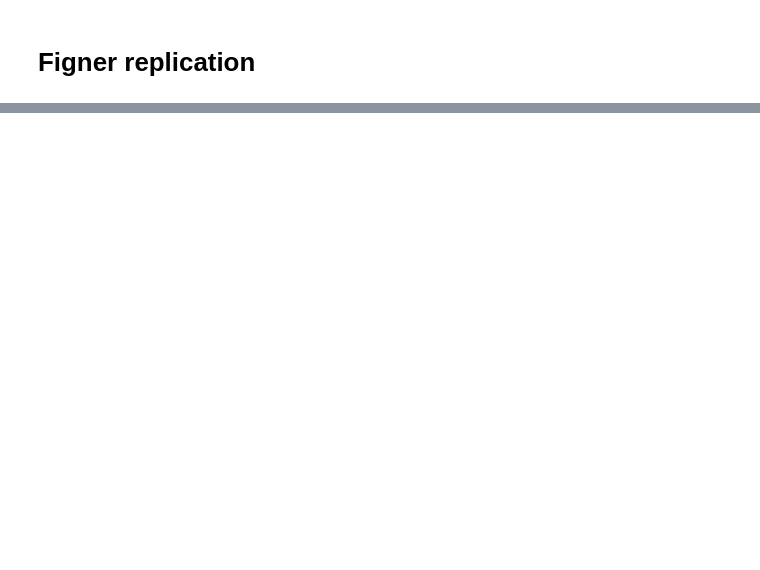
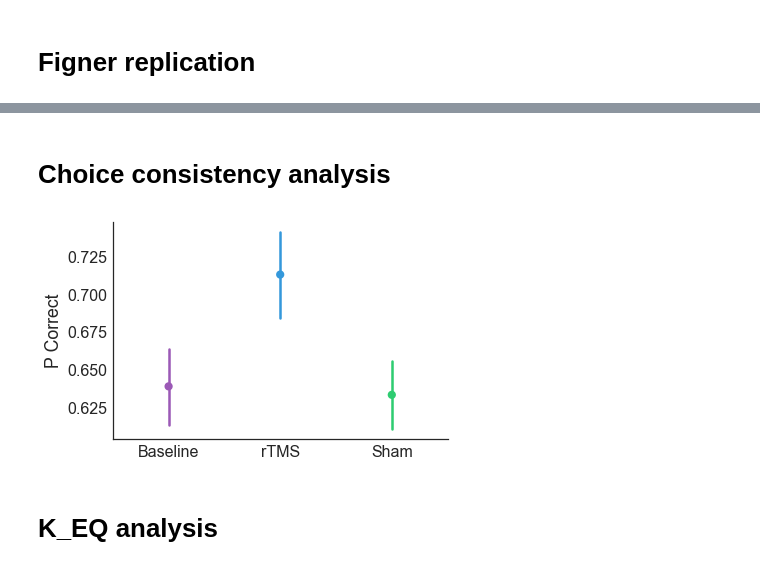
Before and after one commit to iancballard/tms_discounting, a Jupyter notebook: analyze_data.ipynb, the cells around one changed output, grey strips where cells are left out. Drawn from its saved outputs; the diff is of its cells as text; code cells hidden in the pictures; blank space fills up the shorter version.

```diff
--- a/analyze_data.ipynb
+++ b/analyze_data.ipynb
@@ -170,7 +174,6 @@ def run_data(in_tup):
 results_df = pd.read_csv(op.abspath('./k_fits_new.csv'))
 results_df['logk'] = np.log(results_df['k'])
 results_df['sub_id'] = [str(x) + y for x,y in zip(results_df['sub'],results_df['hemi'])]
-results_df['logk'] = np.log(results_df['k'])
 # %% [markdown]
 ## First check out all the data
 # %%
@@ -592,0 +751,18 @@ Sphericity correction method: GG
+# %% [markdown]
+# Choice consistency analysis
+# %%
+for n, row in results_df.iterrows():
+    sub = row['sub']
+    if sub < 10:
+        sub = '0' + str(sub)
+    else:
+        sub = str(sub)
+    results_df.loc[n,'sub_id'] = sub
+    cond = row['exp']
+    tms = row['tms']
+    hemi = row['hemi']
+
+    ntrials = all_data.loc[(sub, cond, tms, hemi)].shape[0]
+# %%
+results_df = results_df.set_index(['sub_id','exp','tms','hemi'])
+# all_data = all_data.set_index(['sub','cond','stim','hemi']).sort_index()
@@ -592,0 +794,29 @@ Sphericity correction method: GG
+# %%
+results_df = results_df.reset_index()
+# %%
+tms_map = {'Pre':'Baseline', 'Sham':'Sham', 'TMS':'rTMS'}
+results_df['tms_fig'] = [tms_map[x] for x in results_df['tms']]
+exp_map = {'Ctrl':'Control', 'Hidden Zero':'Hidden Zero', 'Magnitude':'Magnitude'}
+results_df['exp_fig'] = [exp_map[x] for x in results_df['exp']]
+
+sns.set_context('paper',font_scale = 2,rc={"figure.figsize": (14, 7)})
+sns.set_style("white")
+ax = sns.pointplot(x = 'tms_fig',
+            y = 'p_corr',
+#             hue = 'exp_fig',
+#             order = ['Baseline','Sham','rTMS'],
+            data = results_df,
+            dodge = .05,
+            palette = flatui,
+            kwargs = {'error_kw':dict(ecolor='gray')})
+sns.despine()
+plt.ylabel('P Correct')
+plt.xlabel('')
+# l = ax.legend()
+# l.set_title('')
+plt.legend(bbox_to_anchor=(.9, .7), loc=2, borderaxespad=0.)
+plt.savefig(op.abspath('p_correct.png'), dpi = 600, bbox_inches = 'tight')
+# %% [output]
+[figure, added]
+# %% [markdown]
+# K_EQ analysis
```
Also changed, not shown: parts of 22 cells of this notebook.
